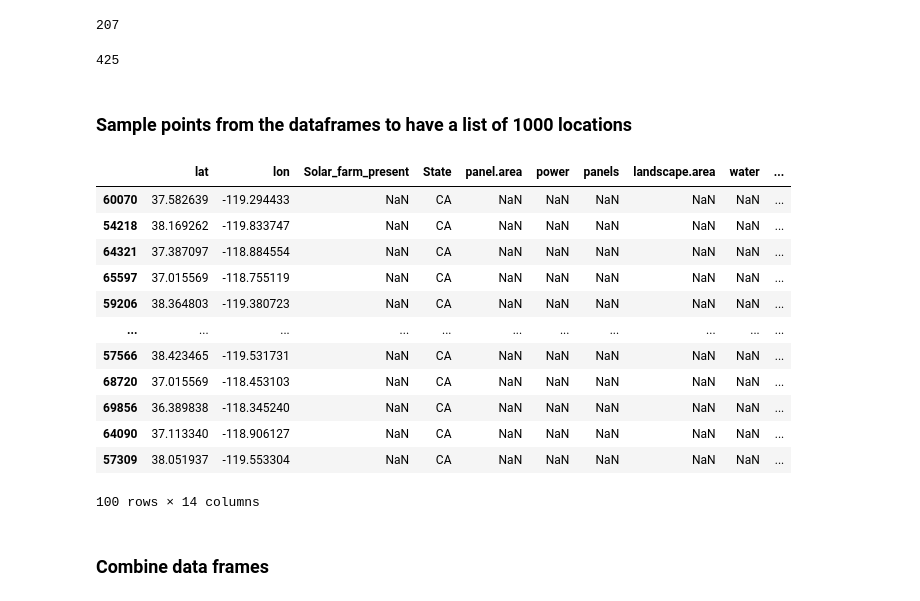
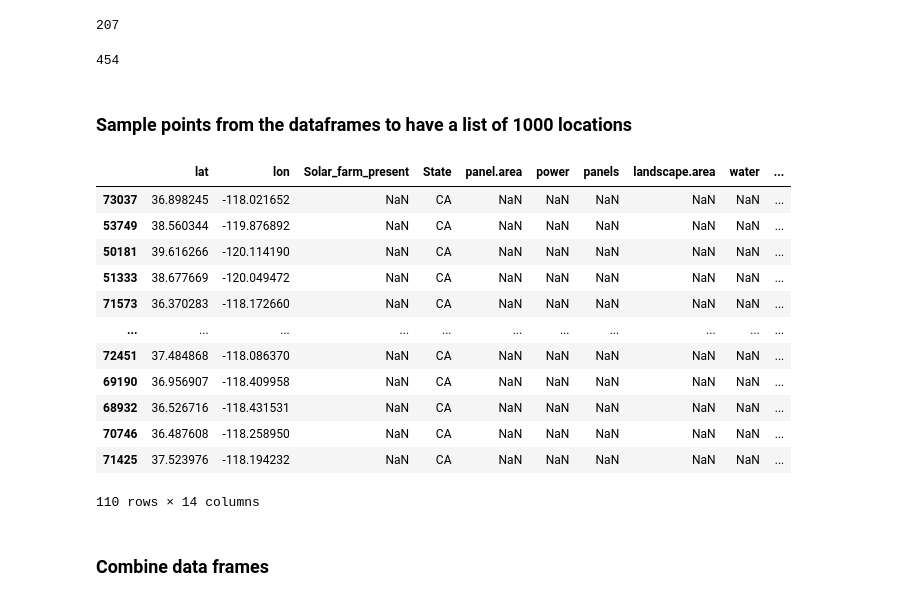
Before and after one commit to hrhampapura/SolarFarmPrediction, a Jupyter notebook: data_code/PVWatts_output.ipynb, the cells around one changed output. Drawn from its saved outputs; the diff is of its cells as text; code cells hidden in the pictures.

```diff
--- a/data_code/PVWatts_output.ipynb
+++ b/data_code/PVWatts_output.ipynb
@@ -72,14 +72,8 @@ data_path2     = '/Users/hrh/Desktop/AI/erdos/SolarFarmPrediction/data/'
 ca_gridpath    = data_path2 + 'CA_data_version_3.csv'
 
 df_main             = pd.read_csv(ca_gridpath)
-ca_grid             = df_main.loc[df_main['State']=='CA']
-#ca_grid_usable      = ca_grid.loc[ca_grid['land_cover']==1.0]
-ca_coords           = list(zip(ca_grid['lat'], ca_grid['lon']))
-#Check if ca_coords are within california grid box
-ca_lats = [item[0] for item in ca_coords]
-ca_lons = [item[1] for item in ca_coords]
-(min(ca_lats),max(ca_lats)),(min(ca_lons),max(ca_lons))
-ca_grid
+ca_grid0             = df_main.loc[df_main['State']=='CA']
+ca_grid0.head()
 # %% [output]
 |  | lat | lon | Solar_farm_present | State | panel.area | power | panels | landscape.area | water | ... |
 | 0 | 40.417985 | -124.471847 | NaN | CA | NaN | NaN | NaN | NaN | NaN | ... |
@@ -96,0 +84,4 @@ ca_grid
+# %%
+### Remove rows where there is no data for land_cover,slope or elevation
+ca_grid = ca_grid0.dropna(subset = ['slope','elevation','land_cover'])
+ca_grid
@@ -137,5 +169,5 @@ high_slope
 # %%
-high_elevation = ca_grid.loc[(ca_grid['Solar_farm_present']!=1) & (ca_grid['elevation']>2500) & (ca_grid['slope']<45) & (ca_grid['land_cover']!=0)]
+high_elevation = ca_grid.loc[(ca_grid['Solar_farm_present']!=1) & (ca_grid['elevation']>2000) & (ca_grid['slope']<45) & (ca_grid['land_cover']!=0)]
 high_elevation
 # %% [output]
 |  | lat | lon | Solar_farm_present | State | panel.area | power | panels | landscape.area | water | ... |
@@ -197,28 +229,28 @@ len(solar_farms)
 # %% [output]
 207
 # %%
-## Number of locations to be sampled from rad_limited , 100 locations from high elevation points, 100 for land cover restrictions ##############
-radlim_size = 1000 - (len(solar_farms) + len(high_slope) + 100 + 100)
+## Number of locations to be sampled from rad_limited , 110 for elevation, 110 for land cover restrictions ##############
+radlim_size = 1000 - (len(solar_farms) + len(high_slope) + 110 + 110)
 radlim_size
 # %% [output]
-425
+454
 # %% [markdown]
 ### Sample points from the dataframes to have a list of 1000 locations
 # %%
-sample_high_elevation = high_elevation.sample(100,random_state=42)
+sample_high_elevation = high_elevation.sample(110,random_state=42)
 sample_high_elevation
 # %% [output]
 |  | lat | lon | Solar_farm_present | State | panel.area | power | panels | landscape.area | water | ... |
-| 60070 | 37.582639 | -119.294433 | NaN | CA | NaN | NaN | NaN | NaN | NaN | ... |
-| 54218 | 38.169262 | -119.833747 | NaN | CA | NaN | NaN | NaN | NaN | NaN | ... |
-| 64321 | 37.387097 | -118.884554 | NaN | CA | NaN | NaN | NaN | NaN | NaN | ... |
-| 65597 | 37.015569 | -118.755119 | NaN | CA | NaN | NaN | NaN | NaN | NaN | ... |
-| 59206 | 38.364803 | -119.380723 | NaN | CA | NaN | NaN | NaN | NaN | NaN | ... |
+| 73037 | 36.898245 | -118.021652 | NaN | CA | NaN | NaN | NaN | NaN | NaN | ... |
+| 53749 | 38.560344 | -119.876892 | NaN | CA | NaN | NaN | NaN | NaN | NaN | ... |
+| 50181 | 39.616266 | -120.114190 | NaN | CA | NaN | NaN | NaN | NaN | NaN | ... |
+| 51333 | 38.677669 | -120.049472 | NaN | CA | NaN | NaN | NaN | NaN | NaN | ... |
+| 71573 | 36.370283 | -118.172660 | NaN | CA | NaN | NaN | NaN | NaN | NaN | ... |
 | ... | ... | ... | ... | ... | ... | ... | ... | ... | ... | ... |
-| 57566 | 38.423465 | -119.531731 | NaN | CA | NaN | NaN | NaN | NaN | NaN | ... |
-| 68720 | 37.015569 | -118.453103 | NaN | CA | NaN | NaN | NaN | NaN | NaN | ... |
-| 69856 | 36.389838 | -118.345240 | NaN | CA | NaN | NaN | NaN | NaN | NaN | ... |
-| 64090 | 37.113340 | -118.906127 | NaN | CA | NaN | NaN | NaN | NaN | NaN | ... |
-| 57309 | 38.051937 | -119.553304 | NaN | CA | NaN | NaN | NaN | NaN | NaN | ... |
+| 72451 | 37.484868 | -118.086370 | NaN | CA | NaN | NaN | NaN | NaN | NaN | ... |
+| 69190 | 36.956907 | -118.409958 | NaN | CA | NaN | NaN | NaN | NaN | NaN | ... |
+| 68932 | 36.526716 | -118.431531 | NaN | CA | NaN | NaN | NaN | NaN | NaN | ... |
+| 70746 | 36.487608 | -118.258950 | NaN | CA | NaN | NaN | NaN | NaN | NaN | ... |
+| 71425 | 37.523976 | -118.194232 | NaN | CA | NaN | NaN | NaN | NaN | NaN | ... |
-100 rows × 14 columns
+110 rows × 14 columns
 # %%
```
Also changed, not shown: parts of 15 cells of this notebook, 2 other files.
